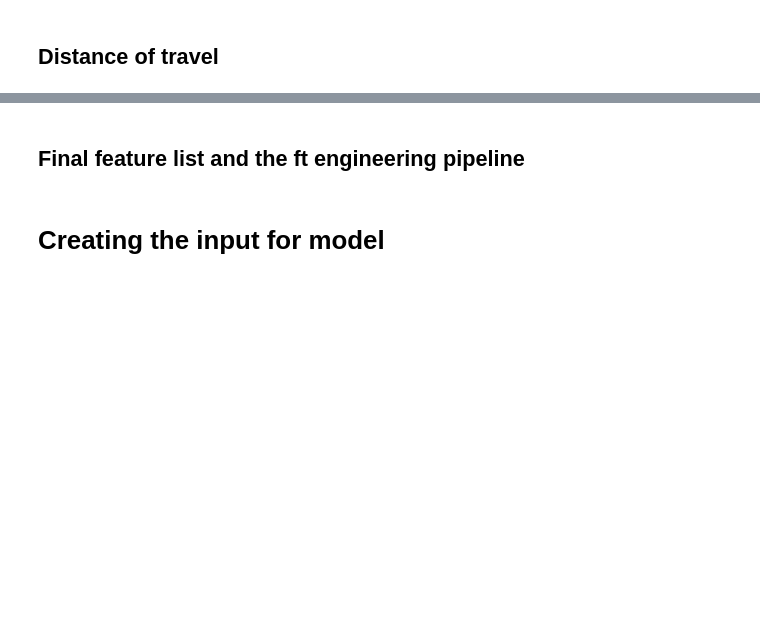
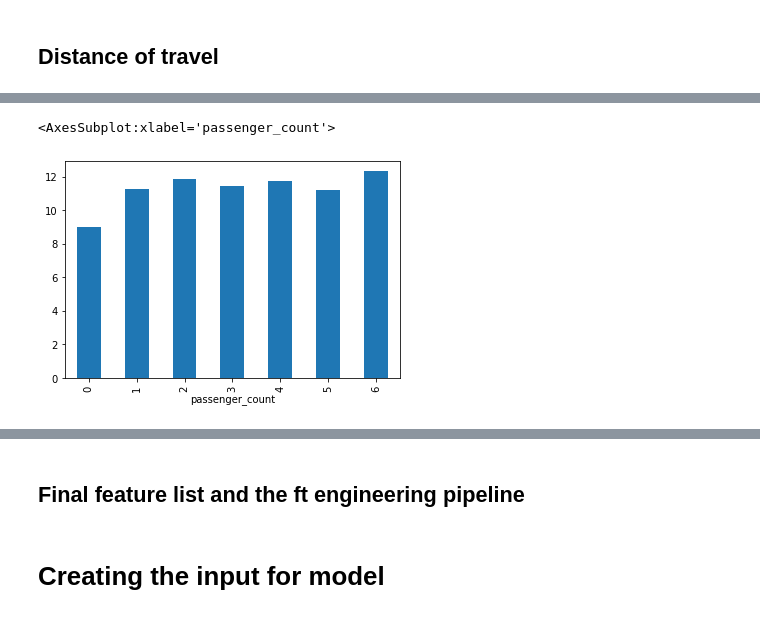
Before and after one commit to Eligijus112/big-data-ml, a Jupyter notebook: data_analysis.ipynb, the cells around one changed output, grey strips where cells are left out. Saved outputs shown, nothing was run; the diff lists cells and outputs as text; code cells hidden in the pictures; blank space fills up the shorter version.

```diff
--- a/data_analysis.ipynb
+++ b/data_analysis.ipynb
@@ -132,0 +127,5 @@ def distance_calculation(df):
+# %%
+df.groupby('passenger_count')['fare_amount'].mean().plot(kind='bar')
+# %% [output]
+<AxesSubplot:xlabel='passenger_count'>
+[figure, added]
```
Also changed, not shown: parts of 32 cells of this notebook, 2 other files.
